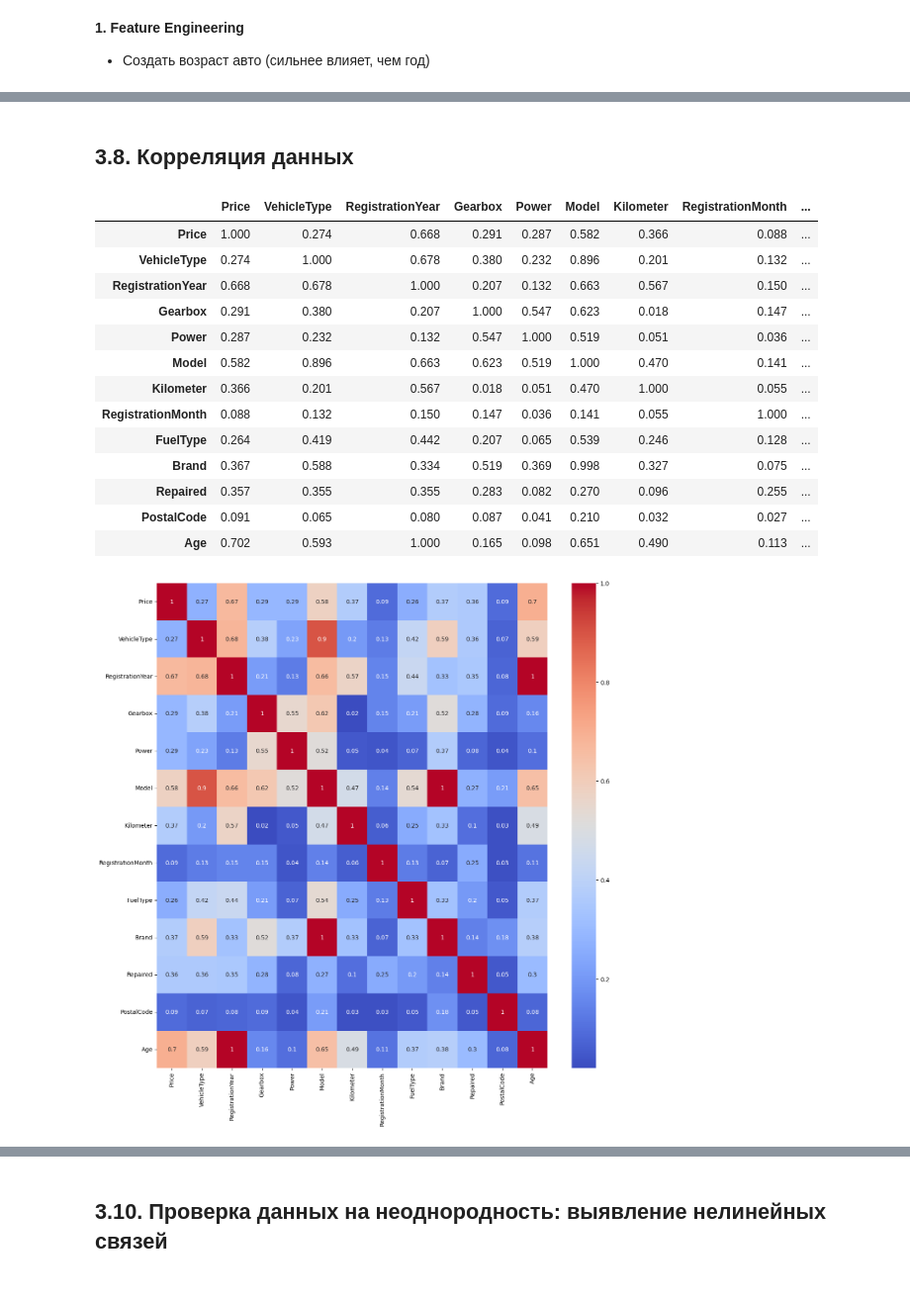
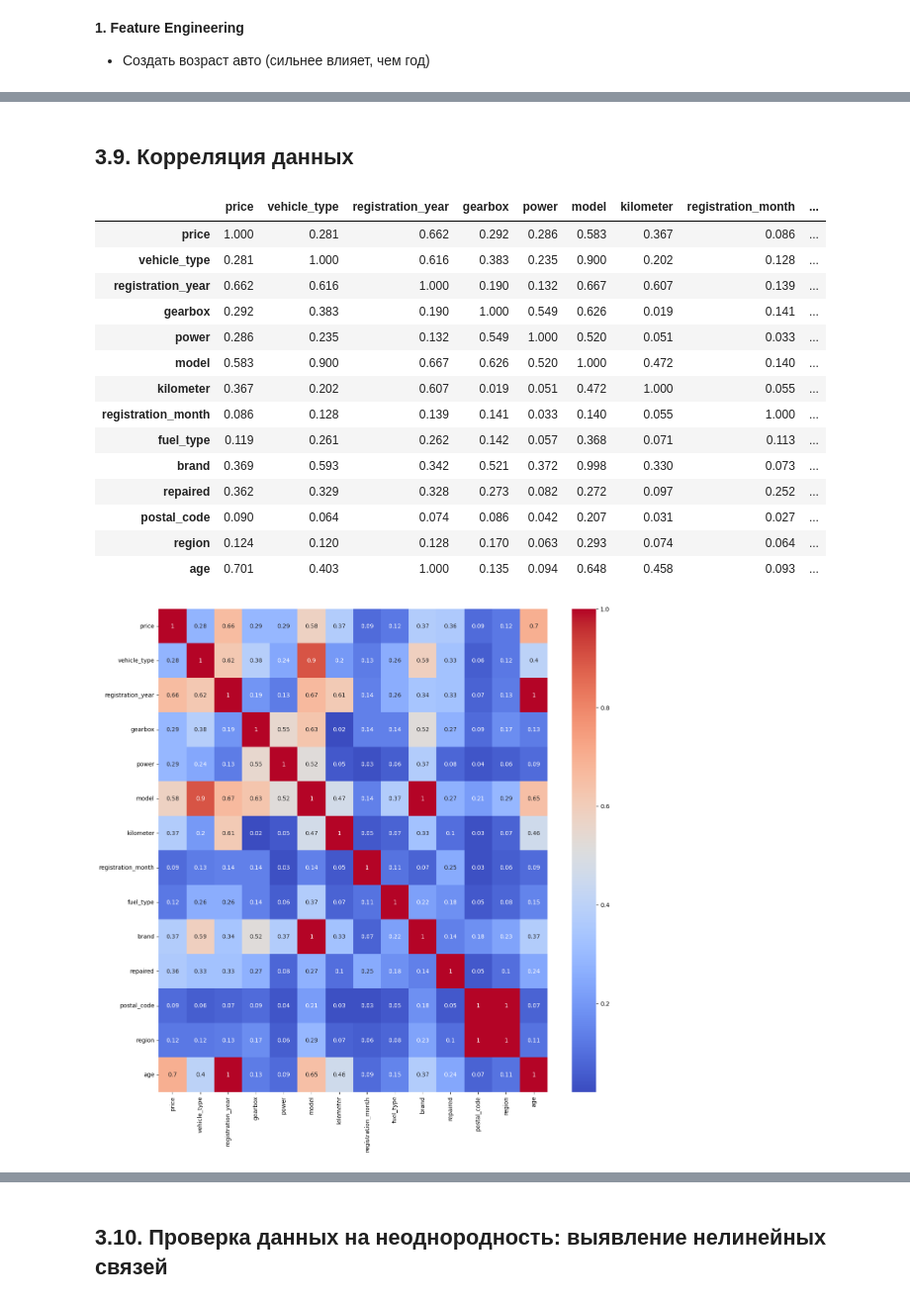
Before and after one commit to azarovdimka/Data_Science, a Jupyter notebook: Machine_Learning/Рыночная стоимость авто/Рыночная стоимость авто.ipynb, the cells around one changed output, grey strips where cells are left out. Shown at 99% size. Drawn from its saved outputs; the diff is of its cells as text; code cells hidden in the pictures.

```diff
--- a/Machine_Learning/Рыночная стоимость авто/Рыночная стоимость авто.ipynb
+++ b/Machine_Learning/Рыночная стоимость авто/Рыночная стоимость авто.ipynb
@@ -103,0 +126,3 @@ except (FileNotFoundError, OSError):
+# %%
+df.columns = [re.sub(r'(?<!^)(?=[A-Z])', '_', col).lower().replace(' ', '_').replace('-', '_') for col in df.columns]
+df.columns
@@ -113,6 +144,12 @@ except (FileNotFoundError, OSError):
 # Разделение всего датафрейма
 train_df, test_df = train_test_split(df, test_size=0.25, random_state=42)
 
-print(f'Train: {train_df.shape[0]} строк')
-print(f'Test: {test_df.shape[0]} строк')
+# Train/Val split
+train_df, val_df = train_test_split(train_df, test_size=0.2, random_state=42)
+
+total = len(df)
+
+print(f'Train: {train_df.shape[0]:>6} строк ({train_df.shape[0]/total*100:>5.1f}%)')
+print(f'Valid: {val_df.shape[0]:>6} строк ({val_df.shape[0]/total*100:>5.1f}%)')
+print(f'Test:  {test_df.shape[0]:>6} строк ({test_df.shape[0]/total*100:>5.1f}%)')
 # %% [output]
@@ -1140,0 +1302,18 @@ plt.show()
+# %%
+train_df['region'] = train_df['postal_code'] // 1000
+test_df['region'] = test_df['postal_code'] // 1000
+val_df['region'] = val_df['postal_code'] // 1000
+
+features = ['region', 'model']
+
+fig, axes = plt.subplots(2, 1, figsize=(25, 6))
+
+for idx, feature in enumerate(features):
+    sns.countplot(data=train_df, x=feature, ax=axes[idx], order=train_df[feature].value_counts().index)
+    axes[idx].set_title(f'Распределение по признаку {feature}')
+    axes[idx].set_xlabel(feature)
+    axes[idx].set_ylabel('Количество')
+    axes[idx].tick_params(axis='x', rotation=45)
+
+plt.tight_layout()
+plt.show()
@@ -1269,5 +1458,6 @@ train_df.describe()
 
 - Создать возраст авто (сильнее влияет, чем год)
 # %%
-train_df['Age'] = 2023 - train_df['RegistrationYear']
-test_df['Age'] = 2023 - test_df['RegistrationYear']
+train_df['age'] = 2016 - train_df['registration_year']
+test_df['age'] = 2016 - test_df['registration_year']
+val_df['age'] = 2016 - val_df['registration_year']
@@ -1309,31 +1473,32 @@ train_df.head()
 # %% [markdown]
-## **3.8. Корреляция данных**
+## **3.9. Корреляция данных**
 # %%
-interval_cols = interval_cols = ['Price', 'Power', 'Kilometer', 'PostalCode', 'Age'] # только дробные числа, или которые не в силах посчитать руками (если очень много значений, значит интервальный тип)
+interval_cols = interval_cols = ['price', 'power', 'kilometer', 'postal_code', 'age'] # только дробные числа, или которые не в силах посчитать руками (если очень много значений, значит интервальный тип)
 
 phik_corr = train_df.phik_matrix(interval_cols=interval_cols)
 phik_corr
 # %% [output]
-|  | Price | VehicleType | RegistrationYear | Gearbox | Power | Model | Kilometer | RegistrationMonth | ... |
-| Price | 1.000 | 0.274 | 0.668 | 0.291 | 0.287 | 0.582 | 0.366 | 0.088 | ... |
-| VehicleType | 0.274 | 1.000 | 0.678 | 0.380 | 0.232 | 0.896 | 0.201 | 0.132 | ... |
-| RegistrationYear | 0.668 | 0.678 | 1.000 | 0.207 | 0.132 | 0.663 | 0.567 | 0.150 | ... |
-| Gearbox | 0.291 | 0.380 | 0.207 | 1.000 | 0.547 | 0.623 | 0.018 | 0.147 | ... |
-| Power | 0.287 | 0.232 | 0.132 | 0.547 | 1.000 | 0.519 | 0.051 | 0.036 | ... |
-| Model | 0.582 | 0.896 | 0.663 | 0.623 | 0.519 | 1.000 | 0.470 | 0.141 | ... |
-| Kilometer | 0.366 | 0.201 | 0.567 | 0.018 | 0.051 | 0.470 | 1.000 | 0.055 | ... |
-| RegistrationMonth | 0.088 | 0.132 | 0.150 | 0.147 | 0.036 | 0.141 | 0.055 | 1.000 | ... |
-| FuelType | 0.264 | 0.419 | 0.442 | 0.207 | 0.065 | 0.539 | 0.246 | 0.128 | ... |
-| Brand | 0.367 | 0.588 | 0.334 | 0.519 | 0.369 | 0.998 | 0.327 | 0.075 | ... |
-| Repaired | 0.357 | 0.355 | 0.355 | 0.283 | 0.082 | 0.270 | 0.096 | 0.255 | ... |
-| PostalCode | 0.091 | 0.065 | 0.080 | 0.087 | 0.041 | 0.210 | 0.032 | 0.027 | ... |
-| Age | 0.702 | 0.593 | 1.000 | 0.165 | 0.098 | 0.651 | 0.490 | 0.113 | ... |
+|  | price | vehicle_type | registration_year | gearbox | power | model | kilometer | registration_month | ... |
+| price | 1.000 | 0.281 | 0.662 | 0.292 | 0.286 | 0.583 | 0.367 | 0.086 | ... |
+| vehicle_type | 0.281 | 1.000 | 0.616 | 0.383 | 0.235 | 0.900 | 0.202 | 0.128 | ... |
+| registration_year | 0.662 | 0.616 | 1.000 | 0.190 | 0.132 | 0.667 | 0.607 | 0.139 | ... |
+| gearbox | 0.292 | 0.383 | 0.190 | 1.000 | 0.549 | 0.626 | 0.019 | 0.141 | ... |
+| power | 0.286 | 0.235 | 0.132 | 0.549 | 1.000 | 0.520 | 0.051 | 0.033 | ... |
+| model | 0.583 | 0.900 | 0.667 | 0.626 | 0.520 | 1.000 | 0.472 | 0.140 | ... |
+| kilometer | 0.367 | 0.202 | 0.607 | 0.019 | 0.051 | 0.472 | 1.000 | 0.055 | ... |
+| registration_month | 0.086 | 0.128 | 0.139 | 0.141 | 0.033 | 0.140 | 0.055 | 1.000 | ... |
+| fuel_type | 0.119 | 0.261 | 0.262 | 0.142 | 0.057 | 0.368 | 0.071 | 0.113 | ... |
+| brand | 0.369 | 0.593 | 0.342 | 0.521 | 0.372 | 0.998 | 0.330 | 0.073 | ... |
+| repaired | 0.362 | 0.329 | 0.328 | 0.273 | 0.082 | 0.272 | 0.097 | 0.252 | ... |
+| postal_code | 0.090 | 0.064 | 0.074 | 0.086 | 0.042 | 0.207 | 0.031 | 0.027 | ... |
+| region | 0.124 | 0.120 | 0.128 | 0.170 | 0.063 | 0.293 | 0.074 | 0.064 | ... |
+| age | 0.701 | 0.403 | 1.000 | 0.135 | 0.094 | 0.648 | 0.458 | 0.093 | ... |
 # %%
 plt.figure(figsize=(15, 15))
 sns.heatmap(phik_corr.round(2), annot=True, cmap='coolwarm')
 plt.show()
 # %% [output]
-[figure, old version]
+[figure, new version]
 # %% [markdown]
 **Мультиколлинеарность наблюдается среди признаков:**
 
```
Also changed, not shown: parts of 85 cells of this notebook.
